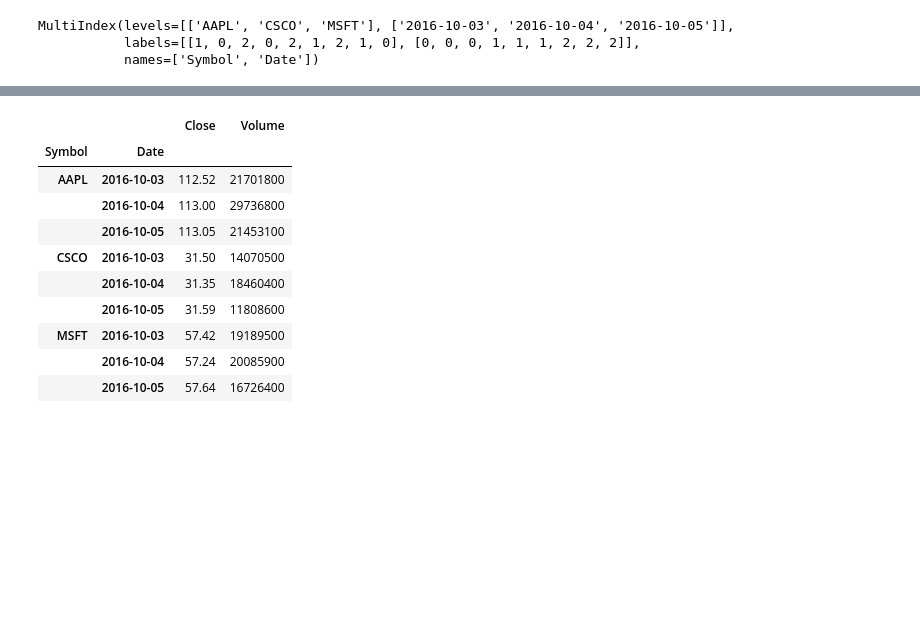
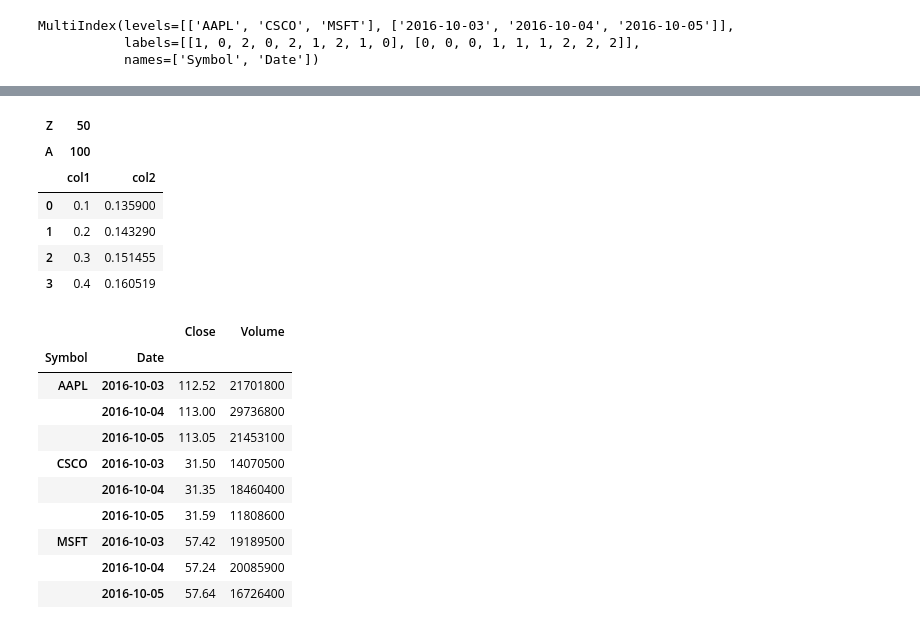
Before and after one commit to berceanu/random-phase-approximation, a Jupyter notebook: signac/src/temp/thalys_to_pandas.ipynb, the cells around one changed output, grey strips where cells are left out. Cells and saved outputs as stored; diff of their text form; code cells hidden in the pictures; blank space fills up the shorter version.

```diff
--- a/signac/src/temp/thalys_to_pandas.ipynb
+++ b/signac/src/temp/thalys_to_pandas.ipynb
@@ -256,3 +250,13 @@ stocks.sort_index(inplace=True)
+# %%
+table.T
+# %% [output]
+| Z | 50 |  |
+| A | 100 |  |
+|  | col1 | col2 |
+| 0 | 0.1 | 0.135900 |
+| 1 | 0.2 | 0.143290 |
+| 2 | 0.3 | 0.151455 |
+| 3 | 0.4 | 0.160519 |
 # %%
 stocks
 # %% [output]
```
Also changed, not shown: parts of 98 cells of this notebook, 1 other file.
